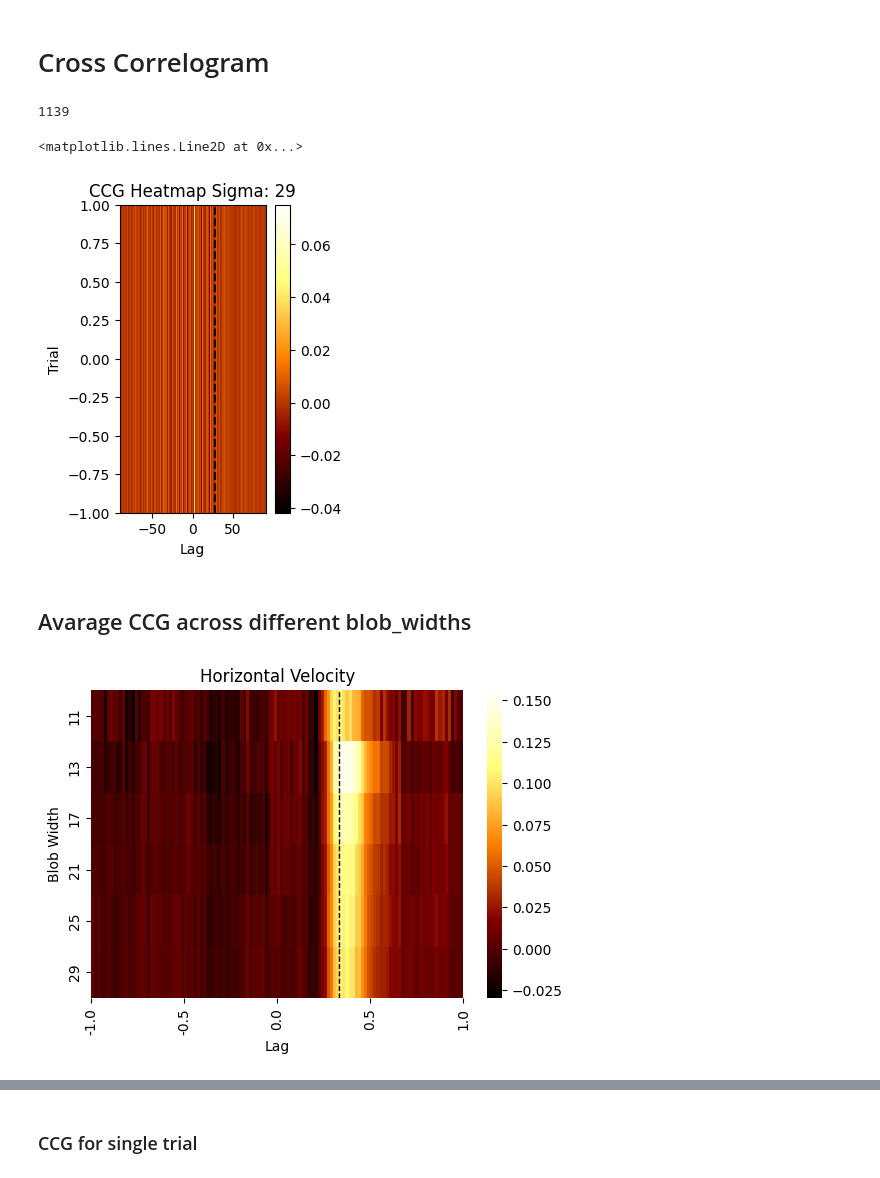
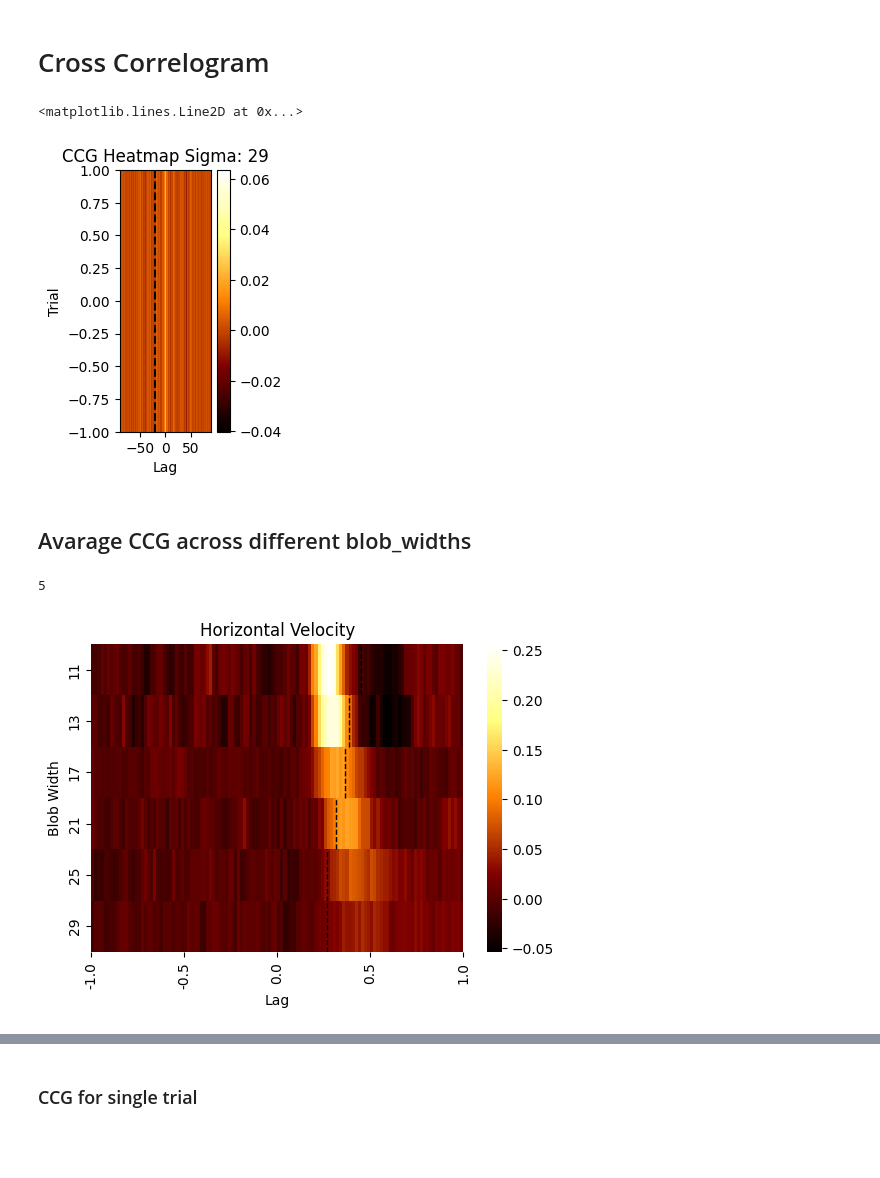
Before and after one commit to omeryildiran/Guido-Pascal-Omer-continuous-psychophysics, a Jupyter notebook: analysis_primier.ipynb, the cells around one changed output, grey strips where cells are left out. Cells and saved outputs as stored; diff of their text form; code cells hidden in the pictures; blank space fills up the shorter version.

```diff
--- a/analysis_primier.ipynb
+++ b/analysis_primier.ipynb
@@ -49,8 +46,9 @@ array([29, 29, 29, 29, 29, 21, 21, 21, 21, 21, 13, 13, 13, 13, 13, 11, 11,
 # %%
 # create key-value pairs for the dictionary of 30 trials
 trial_dict = {}
-for i in range(30):
-    trial_dict[i] = {'target': target[i,:], 'response': response[i,:], 'mouse_x': mouse_x[i,:], 'mouse_y': mouse_y[i,:], 'blob_x': blob_x[i,:], 'blob_y': blob_y[i,:], 'sigma': sigma[0][i]}
+for i in range(nTrial):
+    #trial_dict[i] = {'target': target[i,:], 'response': response[i,:], 'mouse_x': mouse_x[i,:], 'mouse_y': mouse_y[i,:], 'blob_x': blob_x[i,:], 'blob_y': blob_y[i,:], 'sigma': sigma[0][i]}
+    trial_dict[i]={'target': target[i,:], 'response': response[i,:], 'sigma': sigma[i]} #bonnen data
 trial_dict[2]['sigma']
 
 
@@ -58,11 +56,11 @@ trial_dict[2]['sigma']
 for i in range(nTrial):
     trial_dict[i]['target']=trial_dict[i]['target'][60:]
     trial_dict[i]['response']=trial_dict[i]['response'][60:]
-    trial_dict[i]['mouse_x']=trial_dict[i]['mouse_x'][60:]
-    trial_dict[i]['mouse_y']=trial_dict[i]['mouse_y'][60:]
-    trial_dict[i]['blob_x']=trial_dict[i]['blob_x'][60:]
-    trial_dict[i]['blob_y']=trial_dict[i]['blob_y'][60:]
-    #trial_dict[i]['sigma']=trial_dict[i]['sigma'][60:]
+    # trial_dict[i]['mouse_x']=trial_dict[i]['mouse_x'][60:]
+    # trial_dict[i]['mouse_y']=trial_dict[i]['mouse_y'][60:]
+    # trial_dict[i]['blob_x']=trial_dict[i]['blob_x'][60:]
+    # trial_dict[i]['blob_y']=trial_dict[i]['blob_y'][60:]
+    ##trial_dict[i]['sigma']=trial_dict[i]['sigma'][60:]
 # %%
 
 # sort the dictionary by sigma
@@ -95,74 +93,82 @@ plt.show()
 # %% [markdown]
 # Cross Correlogram
-# %%
-len(np.diff(X))
-# %% [output]
-1139
 # %%
 sigma_dict={11:0,13:1,17:2,21:3,25:4,29:5}
 selected_sigma=29
 selected_sigma_ind=sigma_dict[selected_sigma]
 
 tmp_trial=trialDictSorted[selected_sigma_ind*nTrialPerBlock+1][1]
 
 # Normalize the signals
 def min_max_normalizer(x):
     return ((x-x.min())/(x.max()-x.min()))*2-1
-X=min_max_normalizer(tmp_trial['mouse_x'])
-Y=min_max_normalizer(tmp_trial['blob_x'])
+X=min_max_normalizer(tmp_trial['target'])
+Y=min_max_normalizer(tmp_trial['response'])
 ccg=  np.correlate(np.diff(X), np.diff(Y), 'full')
 lag_range = 90
 mid_point = len(ccg) // 2
 ccg_range = ccg[mid_point - lag_range : mid_point+1 + lag_range]
 # Create a time vector for the lag range
 time_vector = np.arange(-lag_range, lag_range + 1)
 # Create heatmap
-plt.figure(figsize=(8, 4))
+plt.figure(figsize=(5,3.4))
 plt.subplot(1, 3, 1)
 plt.imshow([ccg], cmap='afmhot', aspect='auto', extent=[-lag_range, lag_range, -1, 1])
 plt.title('CCG Heatmap Sigma: '+ str(selected_sigma))
 plt.xlabel('Lag')
 plt.ylabel('Trial')
 plt.colorbar()
 # Trace peak
 peak_index = np.argmax(ccg_range) - lag_range
 plt.axvline(peak_index, color='black', linestyle='--')
 # %% [output]
 <matplotlib.lines.Line2D at 0x...>
-[figure, old version]
+[figure, new version]
 # %% [markdown]
 ## Avarage CCG across different blob_widths
+# %%
+nTrialPerBlock
+# %% [output]
+5
 # %%
 # avarage cross correlation for trials with the same sigma value
 blob_widths=[11,13,17,21,25,29]
 mean_ccgs=[]
 ccg_blob_mean=[]
 ccg_single_blob=[]
+ccg_single_trials=[]
 frameRate=60
 lag_time=1 # seconds
 lag_range = int(lag_time*frameRate)
 len_trial=len(trialDictSorted[0][1]['target'])
 mid_trial=int(len_trial/2)
 for blob_width in range(len(blob_widths)):
-    for i in range(nTrialPerBlock):
-        tmp_trial=trialDictSorted[i+blob_width*nTrialPerBlock][1]
-        X=tmp_trial['mouse_x']
-        Y=tmp_trial['blob_x']
-        # normalize X
-        X=(X-np.min(X))/(np.max(X)-np.min(X))*2-1
-        # normalize Y
-        Y=(Y-np.min(Y))/(np.max(Y)-np.min(Y))*2-1
+    ccg_single_blobs=[]
+    for i in range(nTrialPerSigma):
+        tmp_trial=trialDictSorted[i+blob_width*nTrialPerSigma][1]
+        #X=tmp_trial['mouse_x']
+        X=tmp_trial['response'] # bonnen data
+        #Y=tmp_trial['blob_x']
+        Y=tmp_trial['target'] # bonnen data
+        X=(X-np.min(X))/(np.max(X)-np.min(X))*2-1        # normalize X
+        Y=(Y-np.min(Y))/(np.max(Y)-np.min(Y))*2-1        # normalize Y
         ccg_single_trial= np.correlate(np.diff(X), np.diff(Y), 'full')
+        #ccg_single_trial = np.correlate(X, Y, 'full') # bonnen data
+        ccg_single_trials.append(ccg_single_trial)
         #ccg_single_trial = ccg_single_trial[len_trial - lag_range : len_trial + lag_range]
-        ccg_single_blob.append(ccg_single_trial)
-    ccg_blob_mean.append(np.mean(ccg_single_blob, axis=0))
+        ccg_single_blobs.append(ccg_single_trial)
+    ccg_single_blob.append(ccg_single_blobs)
+    ccg_blob_mean.append(np.mean(ccg_single_blob[blob_width], axis=0))
 
 # Trim ccg_blob_mean to lag_range
 ccg_blob_mean=np.array(ccg_blob_mean)
 ccg_blob_mean_trimmed = ccg_blob_mean[:, len_trial - lag_range : len_trial + lag_range]
-# trim single ccgs
+# trim single ccgs for each blob width
 ccg_single_blob=np.array(ccg_single_blob)
-ccg_single_blob_trimmed = ccg_single_blob[:, len_trial - lag_range : len_trial + lag_range]
+ccg_single_blob_trimmed = ccg_single_blob[:, :, len_trial - lag_range: len_trial + lag_range]
+# trim single ccgs for each trial
+ccg_single_trials=np.array(ccg_single_trials)
+ccg_single_trials_trimmed = ccg_single_trials[:, len_trial - lag_range: len_trial + lag_range]
 
 # create heatmap for mean of cross correlation for trials with the same sigma value
 plt.figure(figsize=(6, 4))
@@ -186,7 +192,7 @@ for i, peak_index in enumerate(peak_indices):
 plt.show()
 #plt.colorbar()
 # %% [output]
-[figure, old version]
+[figure, new version]
 # %%
 # create heatmap for mean of cross correlation for trials with the same sigma value
 plt.figure(figsize=(6, 4))
```
Also changed, not shown: parts of 19 cells of this notebook.
